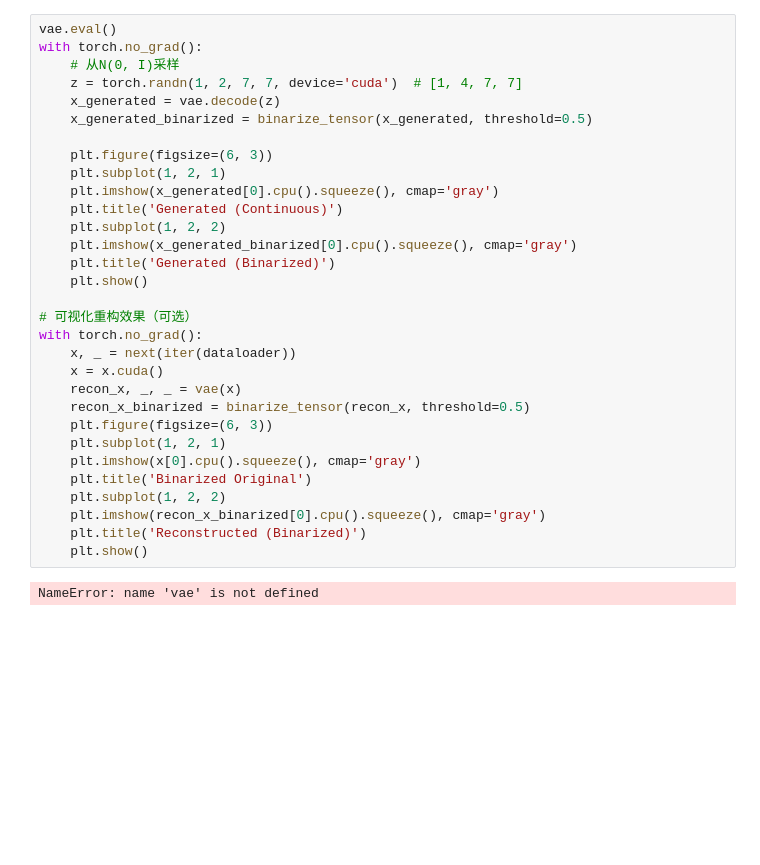
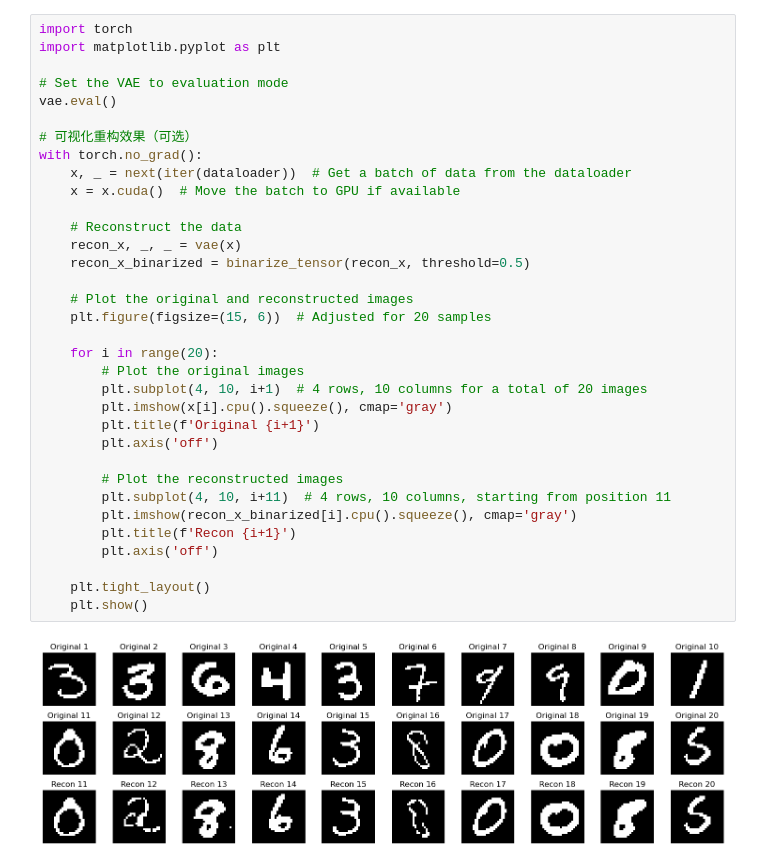
Before and after one commit to XUJIAZHANG2002/test_latent, a Jupyter notebook: test.ipynb, the cells around one changed output. Saved outputs shown, nothing was run; the diff lists cells and outputs as text; blank space fills up the shorter version.

```diff
--- a/test.ipynb
+++ b/test.ipynb
@@ -131,35 +153,38 @@ dataloader = DataLoader(binarized_dataset, batch_size=64, shuffle=True)
-# %%
-vae.eval()
-with torch.no_grad():
-    # 从N(0, I)采样
-    z = torch.randn(1, 2, 7, 7, device='cuda')  # [1, 4, 7, 7]
-    x_generated = vae.decode(z)
-    x_generated_binarized = binarize_tensor(x_generated, threshold=0.5)
-
-    plt.figure(figsize=(6, 3))
-    plt.subplot(1, 2, 1)
-    plt.imshow(x_generated[0].cpu().squeeze(), cmap='gray')
-    plt.title('Generated (Continuous)')
-    plt.subplot(1, 2, 2)
-    plt.imshow(x_generated_binarized[0].cpu().squeeze(), cmap='gray')
-    plt.title('Generated (Binarized)')
-    plt.show()
-
-# 可视化重构效果（可选）
-with torch.no_grad():
-    x, _ = next(iter(dataloader))
-    x = x.cuda()
-    recon_x, _, _ = vae(x)
-    recon_x_binarized = binarize_tensor(recon_x, threshold=0.5)
-    plt.figure(figsize=(6, 3))
-    plt.subplot(1, 2, 1)
-    plt.imshow(x[0].cpu().squeeze(), cmap='gray')
-    plt.title('Binarized Original')
-    plt.subplot(1, 2, 2)
-    plt.imshow(recon_x_binarized[0].cpu().squeeze(), cmap='gray')
-    plt.title('Reconstructed (Binarized)')
-    plt.show()
-# %% [output]
-NameError: name 'vae' is not defined
+# %%
+import torch
+import matplotlib.pyplot as plt
+
+# Set the VAE to evaluation mode
+vae.eval()
+
+# 可视化重构效果（可选）
+with torch.no_grad():
+    x, _ = next(iter(dataloader))  # Get a batch of data from the dataloader
+    x = x.cuda()  # Move the batch to GPU if available
+
+    # Reconstruct the data
+    recon_x, _, _ = vae(x)
+    recon_x_binarized = binarize_tensor(recon_x, threshold=0.5)
+
+    # Plot the original and reconstructed images
+    plt.figure(figsize=(15, 6))  # Adjusted for 20 samples
+
+    for i in range(20):
+        # Plot the original images
+        plt.subplot(4, 10, i+1)  # 4 rows, 10 columns for a total of 20 images
+        plt.imshow(x[i].cpu().squeeze(), cmap='gray')
+        plt.title(f'Original {i+1}')
+        plt.axis('off')
+
+        # Plot the reconstructed images
+        plt.subplot(4, 10, i+11)  # 4 rows, 10 columns, starting from position 11
+        plt.imshow(recon_x_binarized[i].cpu().squeeze(), cmap='gray')
+        plt.title(f'Recon {i+1}')
+        plt.axis('off')
+
+    plt.tight_layout()
+    plt.show()
+# %% [output]
+[figure, added]
 # %%
 torch.save(vae.state_dict(), 'vae_model.pth')
```
Also changed, not shown: parts of 13 cells of this notebook, 19 other files.
